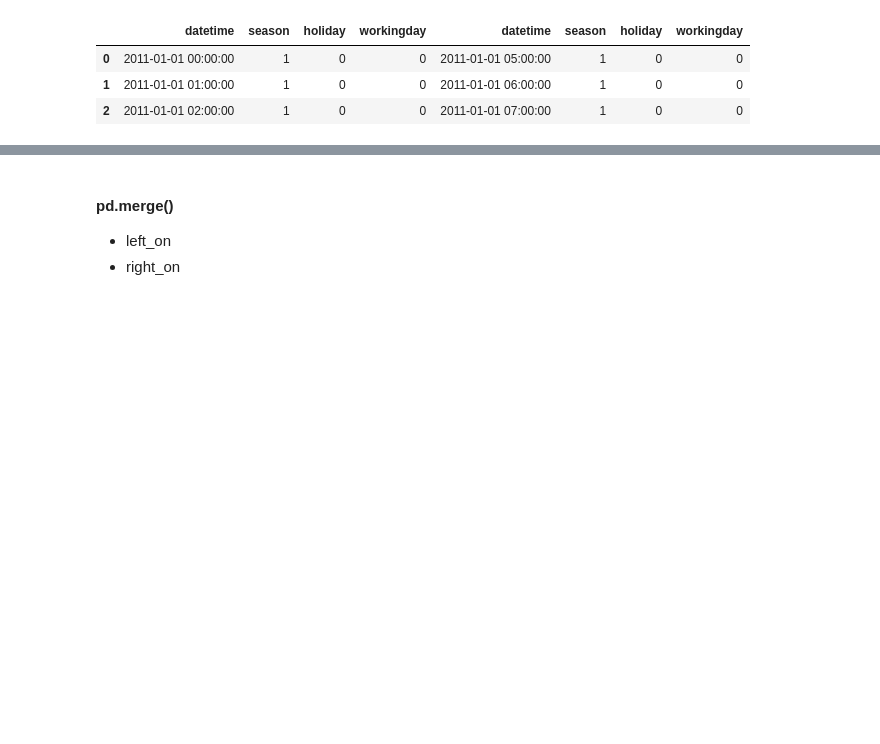
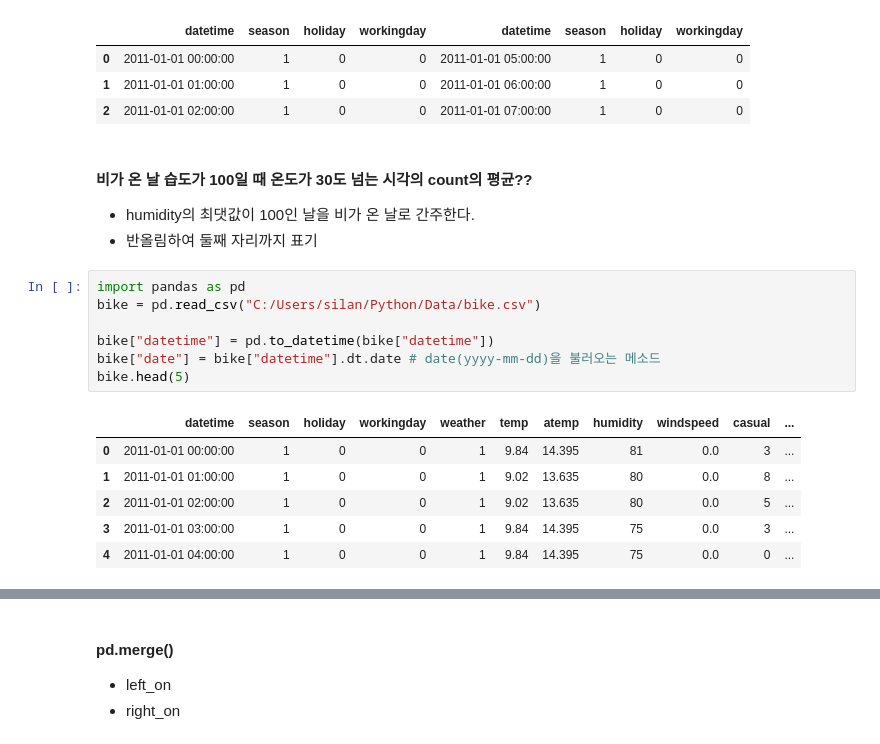
Before and after one commit to Aehlemon/Data-Analysis, a Jupyter notebook: Pandas_Data Merge Methods.ipynb, the cells around one changed output, grey strips where cells are left out. Drawn from its saved outputs; the diff is of its cells as text; blank space fills up the shorter version.

```diff
--- a/Pandas_Data Merge Methods.ipynb
+++ b/Pandas_Data Merge Methods.ipynb
@@ -138,3 +138,21 @@ pd.concat([bike_1.reset_index(drop = True),
 | 0 | 2011-01-01 00:00:00 | 1 | 0 | 0 | 2011-01-01 05:00:00 | 1 | 0 | 0 |
 | 1 | 2011-01-01 01:00:00 | 1 | 0 | 0 | 2011-01-01 06:00:00 | 1 | 0 | 0 |
 | 2 | 2011-01-01 02:00:00 | 1 | 0 | 0 | 2011-01-01 07:00:00 | 1 | 0 | 0 |
+# %% [markdown]
+#### 비가 온 날 습도가 100일 때 온도가 30도 넘는 시각의 count의 평균??
+- humidity의 최댓값이 100인 날을 비가 온 날로 간주한다.
+- 반올림하여 둘째 자리까지 표기
+# %%
+import pandas as pd
+bike = pd.read_csv("C:/Users/silan/Python/Data/bike.csv")
+
+bike["datetime"] = pd.to_datetime(bike["datetime"])
+bike["date"] = bike["datetime"].dt.date # date(yyyy-mm-dd)을 불러오는 메소드
+bike.head(5)
+# %% [output]
+|  | datetime | season | holiday | workingday | weather | temp | atemp | humidity | windspeed | casual | ... |
+| 0 | 2011-01-01 00:00:00 | 1 | 0 | 0 | 1 | 9.84 | 14.395 | 81 | 0.0 | 3 | ... |
+| 1 | 2011-01-01 01:00:00 | 1 | 0 | 0 | 1 | 9.02 | 13.635 | 80 | 0.0 | 8 | ... |
+| 2 | 2011-01-01 02:00:00 | 1 | 0 | 0 | 1 | 9.02 | 13.635 | 80 | 0.0 | 5 | ... |
+| 3 | 2011-01-01 03:00:00 | 1 | 0 | 0 | 1 | 9.84 | 14.395 | 75 | 0.0 | 3 | ... |
+| 4 | 2011-01-01 04:00:00 | 1 | 0 | 0 | 1 | 9.84 | 14.395 | 75 | 0.0 | 0 | ... |
```
Also changed, not shown: parts of 15 cells of this notebook.
